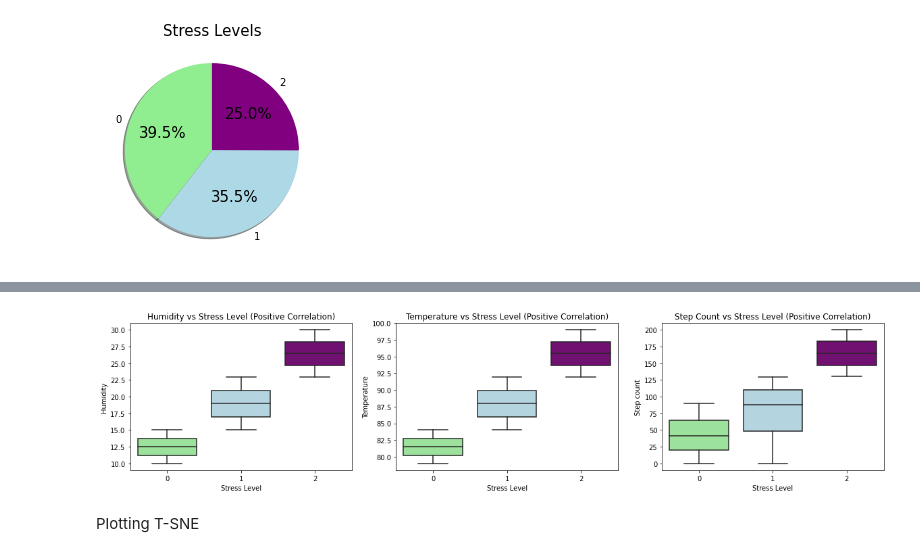
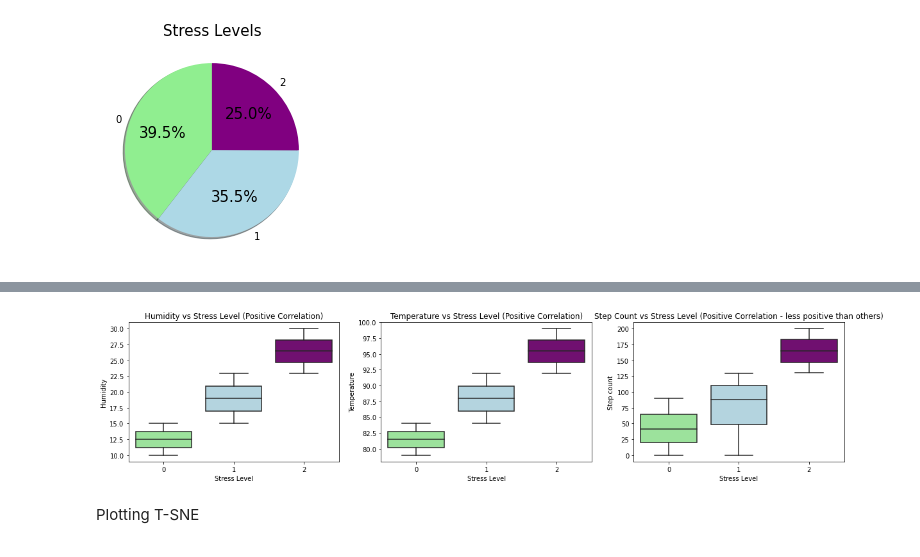
Before and after one commit to rahulprasadns/AIDI_AI_ALGO_FINAL_PROJECT, a Jupyter notebook: FinalProject_AIAlgo_StressLevel.ipynb, the cells around one changed output, grey strips where cells are left out. Drawn from its saved outputs; the diff is of its cells as text; code cells hidden in the pictures.

```diff
--- a/FinalProject_AIAlgo_StressLevel.ipynb
+++ b/FinalProject_AIAlgo_StressLevel.ipynb
@@ -172,19 +273,18 @@ sns.heatmap(df.corr(), annot = True, fmt = '.1f' )
 # %%
-#Creating boxplot
 f, axes = plt.subplots(ncols=3, figsize=(20,4))
 
 sns.boxplot(x="Stress Level", y="Humidity", data=df, palette=colors, ax=axes[0])
 axes[0].set_title('Humidity vs Stress Level (Positive Correlation)')
 
 sns.boxplot(x="Stress Level", y="Temperature", data=df, palette=colors, ax=axes[1])
 axes[1].set_title('Temperature vs Stress Level (Positive Correlation)')
 
 sns.boxplot(x="Stress Level", y="Step count", data=df, palette=colors, ax=axes[2])
-axes[2].set_title('Step Count vs Stress Level (Positive Correlation)')
+axes[2].set_title('Step Count vs Stress Level (Positive Correlation - less positive than others)')
 
 plt.show()
 # %% [output]
-[figure, old version]
+[figure, new version]
 # %% [markdown]
 Plotting T-SNE
 # %%
```
Also changed, not shown: parts of 64 cells of this notebook.
